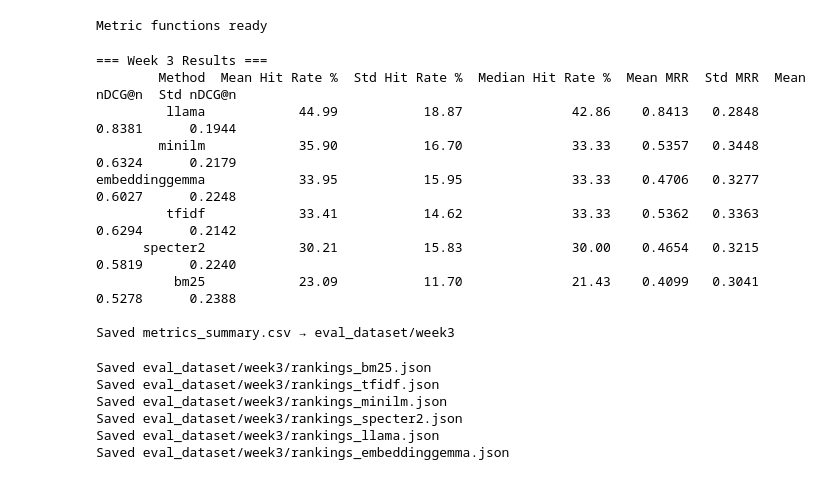
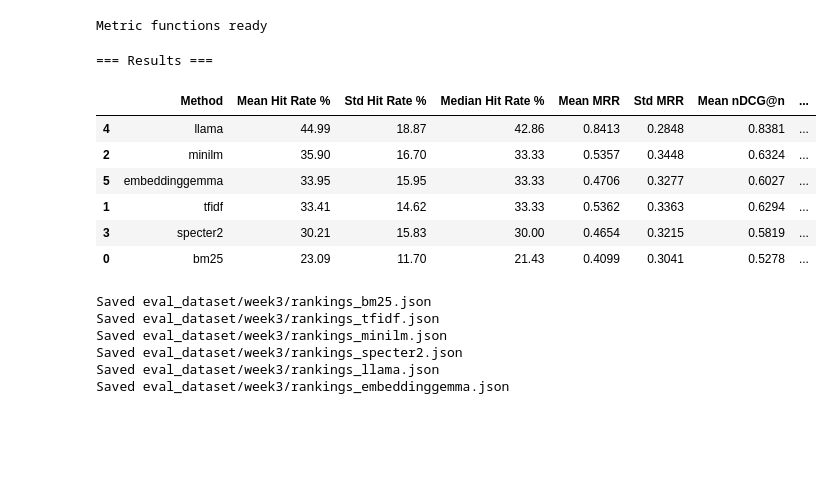
Before and after one commit to senaoz/SWE-599, a Jupyter notebook: cited_paper_ranking.ipynb, the cells around one changed output. Saved outputs shown, nothing was run; the diff lists cells and outputs as text; code cells hidden in the pictures; blank space fills up the shorter version.

Commit message:
refactor week 3 cited paper ranking notebook

```diff
--- a/cited_paper_ranking.ipynb
+++ b/cited_paper_ranking.ipynb
@@ -630,46 +629,36 @@ Metric functions ready
 # %%
 # ── Aggregate and display results ──────────────────────────────────────────
 
 rows = []
 metrics_by_method = {}
 
 for method, results in all_rankings.items():
     m = compute_metrics(results)
     metrics_by_method[method] = m
     rows.append({
         'Method':              method,
         'Mean Hit Rate %':     round(np.mean(m['hit_rate']), 2),
         'Std Hit Rate %':      round(np.std(m['hit_rate']),  2),
         'Median Hit Rate %':   round(np.median(m['hit_rate']), 2),
         'Mean MRR':            round(np.mean(m['mrr']),  4),
         'Std MRR':             round(np.std(m['mrr']),   4),
         'Mean nDCG@n':         round(np.mean(m['ndcg']), 4),
         'Std nDCG@n':          round(np.std(m['ndcg']),  4),
     })
 
 results_df = pd.DataFrame(rows).sort_values('Mean Hit Rate %', ascending=False)
-print('\n=== Week 3 Results ===')
-print(results_df.to_string(index=False))
+print('\n=== Results ===')
 
-# Save results table
-results_df.to_csv(os.path.join(EVAL_DIR, 'metrics_summary.csv'), index=False)
-
-# Save per-query metrics
-with open(os.path.join(RESULTS_CACHE, 'metrics_by_method.pkl'), 'wb') as f:
-    pickle.dump(metrics_by_method, f)
-
-print(f'\nSaved metrics_summary.csv → {EVAL_DIR}')
+results_df
 # %% [output]
-=== Week 3 Results ===
-        Method  Mean Hit Rate %  Std Hit Rate %  Median Hit Rate %  Mean MRR  Std MRR  Mean nDCG@n  Std nDCG@n
-         llama            44.99           18.87              42.86    0.8413   0.2848       0.8381      0.1944
-        minilm            35.90           16.70              33.33    0.5357   0.3448       0.6324      0.2179
-embeddinggemma            33.95           15.95              33.33    0.4706   0.3277       0.6027      0.2248
-         tfidf            33.41           14.62              33.33    0.5362   0.3363       0.6294      0.2142
-      specter2            30.21           15.83              30.00    0.4654   0.3215       0.5819      0.2240
-          bm25            23.09           11.70              21.43    0.4099   0.3041       0.5278      0.2388
-
-Saved metrics_summary.csv → eval_dataset/week3
+=== Results ===
+|  | Method | Mean Hit Rate % | Std Hit Rate % | Median Hit Rate % | Mean MRR | Std MRR | Mean nDCG@n | ... |
+| 4 | llama | 44.99 | 18.87 | 42.86 | 0.8413 | 0.2848 | 0.8381 | ... |
+| 2 | minilm | 35.90 | 16.70 | 33.33 | 0.5357 | 0.3448 | 0.6324 | ... |
+| 5 | embeddinggemma | 33.95 | 15.95 | 33.33 | 0.4706 | 0.3277 | 0.6027 | ... |
+| 1 | tfidf | 33.41 | 14.62 | 33.33 | 0.5362 | 0.3363 | 0.6294 | ... |
+| 3 | specter2 | 30.21 | 15.83 | 30.00 | 0.4654 | 0.3215 | 0.5819 | ... |
+| 0 | bm25 | 23.09 | 11.70 | 21.43 | 0.4099 | 0.3041 | 0.5278 | ... |
 # %%
 # ── Save per-method ranking files ──────────────────────────────────────────
 # eval_dataset/week3/rankings_{method}.json
```
Also changed, not shown: parts of 1 cell of this notebook, 1 other file.
